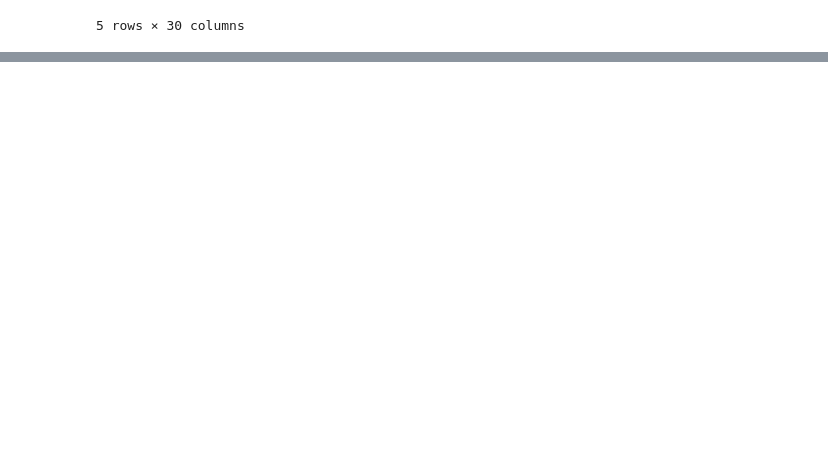
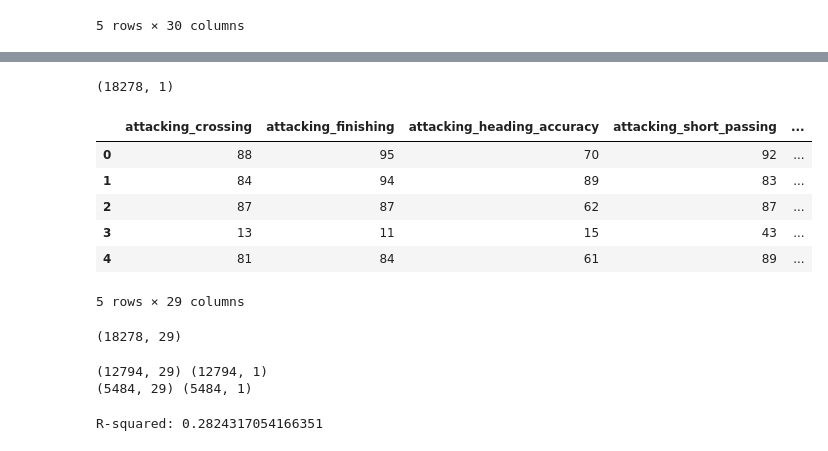
Before and after one commit to sijiahao-hub/DATA3450_Asn_3_Students, a Jupyter notebook: asn_3_1221_start.ipynb, the cells around one changed output, grey strips where cells are left out. Cells and saved outputs as stored; diff of their text form; code cells hidden in the pictures; blank space fills up the shorter version.

```diff
--- a/asn_3_1221_start.ipynb
+++ b/asn_3_1221_start.ipynb
@@ -243,0 +289,42 @@ df.head()
+# %%
+# set up data with ScikitLearn:
+
+y = np.array(df["wage_eur"]).reshape(-1, 1)
+y.shape
+# %% [output]
+(18278, 1)
+# %%
+dfN = df.drop(columns = {"wage_eur"})
+dfN.head()
+# %% [output]
+|  | attacking_crossing | attacking_finishing | attacking_heading_accuracy | attacking_short_passing | ... |
+| 0 | 88 | 95 | 70 | 92 | ... |
+| 1 | 84 | 94 | 89 | 83 | ... |
+| 2 | 87 | 87 | 62 | 87 | ... |
+| 3 | 13 | 11 | 15 | 43 | ... |
+| 4 | 81 | 84 | 61 | 89 | ... |
+5 rows × 29 columns
+# %%
+x = np.array(dfN)
+x.shape
+# %% [output]
+(18278, 29)
+# %%
+# Split data:
+
+xTrain, xTest, yTrain, yTest = train_test_split(x, y, test_size = 0.3)
+
+print(xTrain.shape, yTrain.shape)
+print(xTest.shape, yTest.shape)
+# %% [output]
+(12794, 29) (12794, 1)
+(5484, 29) (5484, 1)
+# %%
+# Generate model:
+
+model = LinearRegression().fit(xTrain, yTrain)
+
+r_sq = model.score(xTest, yTest)
+print("R-squared:", r_sq)
+# %% [output]
+R-squared: 0.2824317054166351
```
Also changed, not shown: parts of 32 cells of this notebook.
